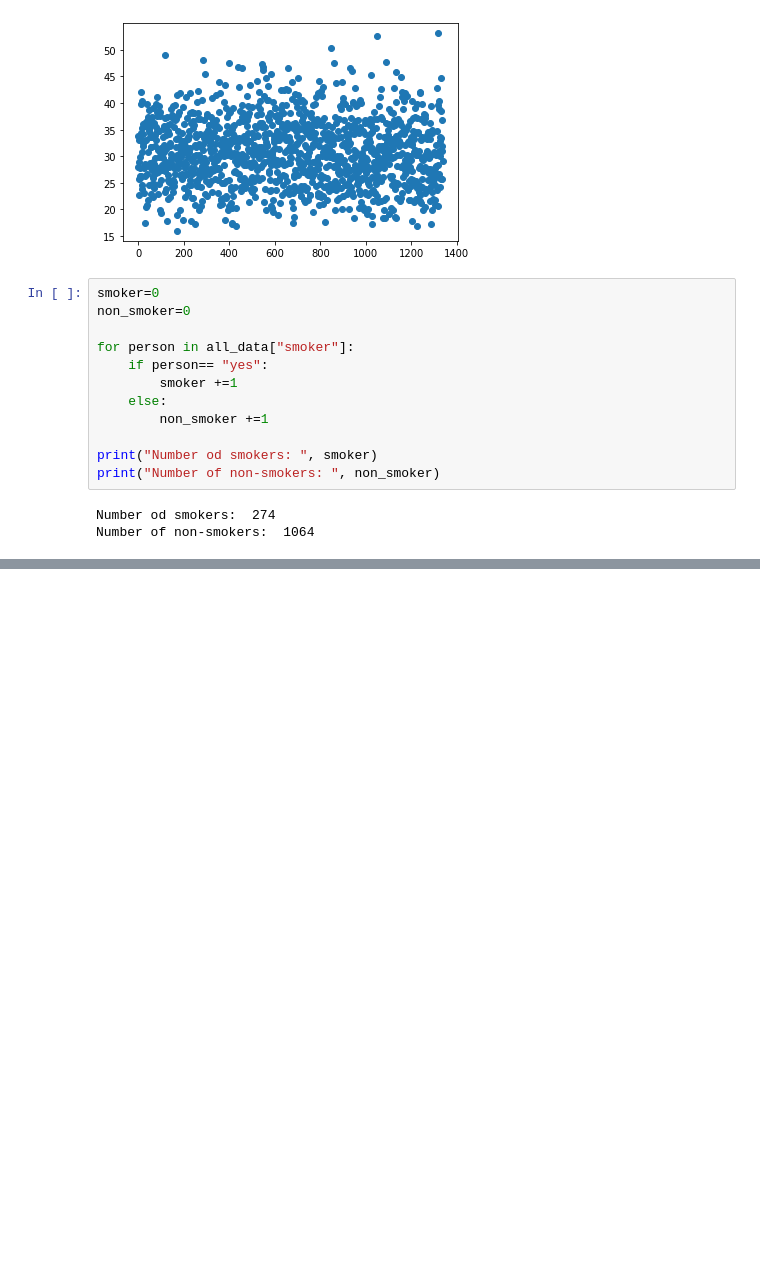
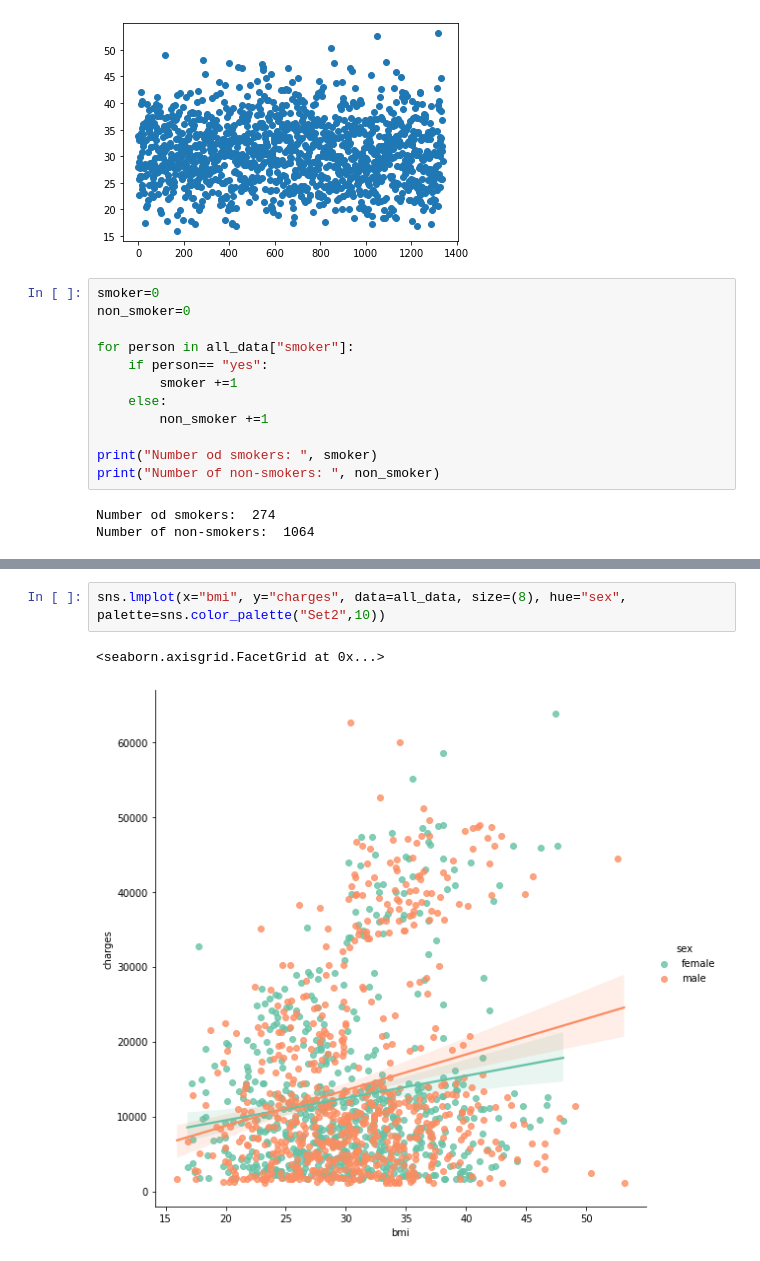
Before and after one commit to jumikao/USA_Medical_Insurance_Analysis_-Linear_Regression_project-, a Jupyter notebook: Untitled1.ipynb, the cells around one changed output, grey strips where cells are left out. Saved outputs shown, nothing was run; the diff lists cells and outputs as text; blank space fills up the shorter version.

```diff
--- a/Untitled1.ipynb
+++ b/Untitled1.ipynb
@@ -232,0 +274,5 @@ Number of non-smokers:  1064
+# %%
+sns.lmplot(x="bmi", y="charges", data=all_data, size=(8), hue="sex", palette=sns.color_palette("Set2",10))
+# %% [output]
+<seaborn.axisgrid.FacetGrid at 0x...>
+[figure, added]
```
Also changed, not shown: parts of 9 cells of this notebook, 1 other file.
